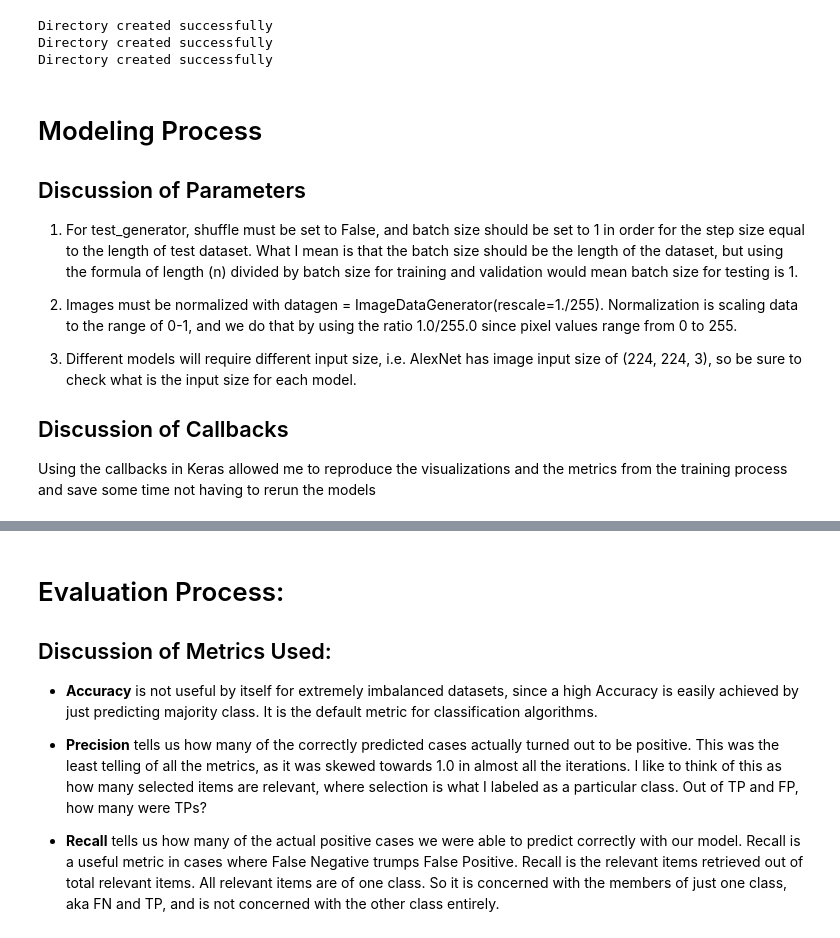
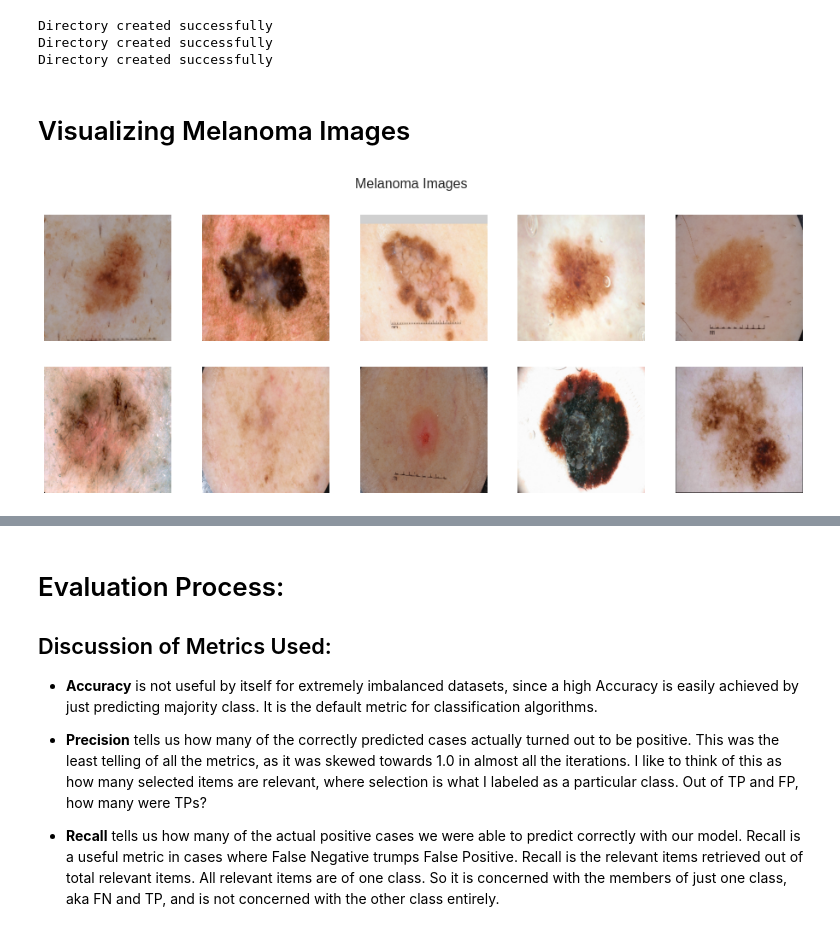
Before and after one commit to roagabriel/ImageClassificationISIC-2017, a Jupyter notebook: notebook.ipynb, the cells around one changed output, grey strips where cells are left out. Drawn from its saved outputs; the diff is of its cells as text; code cells hidden in the pictures.

```diff
--- a/notebook.ipynb
+++ b/notebook.ipynb
@@ -503,14 +502,20 @@ for img in tqdm (mel_test_ids):
 # move non-melanoma imgaes into subfolder
 for img in tqdm(nm_test_ids):
     shutil.copyfile(os.path.join(images_dir, img), os.path.join(test_nm, img))
-# %% [markdown]
-# Modeling Process
-## Discussion of Parameters
-1. For test_generator, shuffle must be set to False, and batch size should be set to 1 in order for the step size equal to the length of test dataset. What I mean is that the batch size should be the length of the dataset, but using the formula of length (n) divided by batch size for training and validation would mean batch size for testing is 1.
-
-2. Images must be normalized with datagen = ImageDataGenerator(rescale=1./255). Normalization is scaling data to the range of 0-1, and we do that by using the ratio 1.0/255.0 since pixel values range from 0 to 255.
-
-3. Different models will require different input size, i.e. AlexNet has image input size of (224, 224, 3), so be sure to check what is the input size for each model.
-
-## Discussion of Callbacks
-Using the callbacks in Keras allowed me to reproduce the visualizations and the metrics from the training process and save some time not having to rerun the models
+# %% [markdown]
+# Visualizing Melanoma Images
+# %%
+# display first ten images in the melanoma subfolder of training dataset folder
+paths = glob('split/train/1_mel/*.jpg')
+fig, axes = plt.subplots(nrows=2, ncols=5, figsize=(16,6))
+plt.suptitle('Melanoma Images', fontsize=16)
+for i in range(0, 10):
+    image = cv2.imread(paths[i], cv2.IMREAD_COLOR)
+    image = cv2.cvtColor(image, cv2.COLOR_BGR2RGB)
+    image = cv2.resize(image, (256,256))
+    x = i // 5
+    y = i % 5
+    axes[x, y].imshow(image, cmap=plt.cm.bone)
+    axes[x, y].axis('off')
+# %% [output]
+[figure, added]
```
Also changed, not shown: parts of 21 cells of this notebook, 3 other files.
